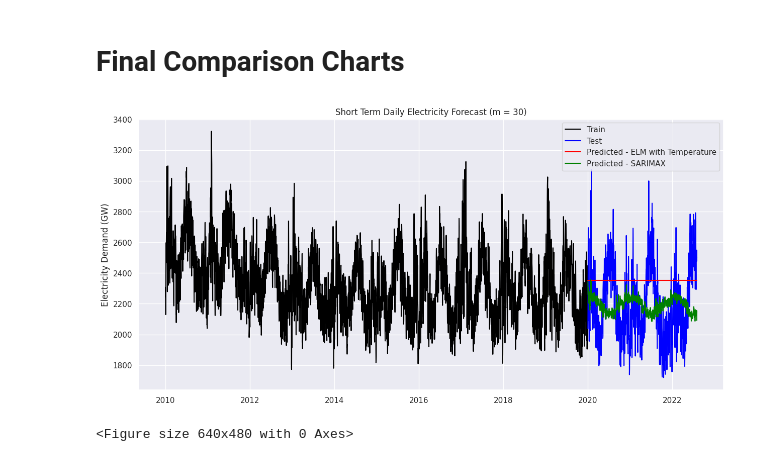
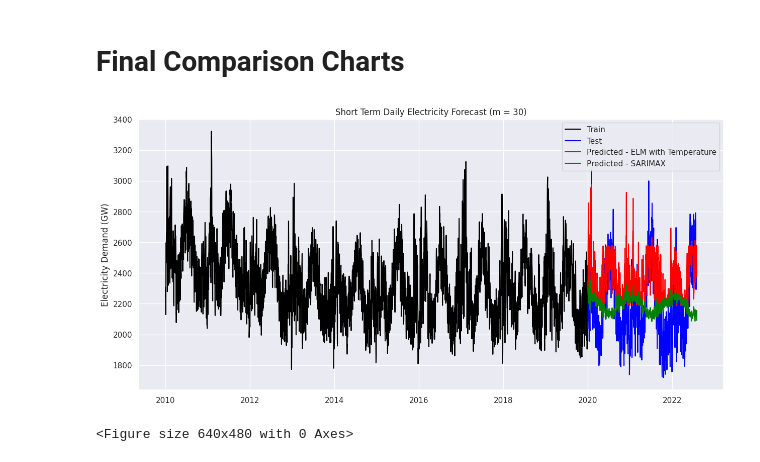
Before and after one commit to DakshiW/project_group_i, a Jupyter notebook: Fiona/unswprojectv10 with charts.ipynb, the cells around one changed output. Cells and saved outputs as stored; diff of their text form; code cells hidden in the pictures.

```diff
--- a/Fiona/unswprojectv10 with charts.ipynb
+++ b/Fiona/unswprojectv10 with charts.ipynb
@@ -1429,15 +1419,15 @@ time: 2.65 s (started: 2023-04-11 03:05:31 +00:00)
 # %%
 plt.figure(figsize=(15,7))
 plt.plot(ts_sarima_short_train["TOTALDEMAND"], color = "black", label = "Train")
 plt.plot(ts_sarima_short_test["TOTALDEMAND"], color = "blue", label = "Test")
-plt.plot(ts_short_test['DATE'], elm_short_predict_y, color = "red", label = "Predicted - ELM with Temperature")
+plt.plot(ts_short_test['DATE'], elm_short_predict_y2, color = "red", label = "Predicted - ELM with Temperature")
 plt.plot(fitted_series_short_sarimax, color = "green", label = "Predicted - SARIMAX")
 plt.title("Short Term Daily Electricity Forecast (m = 30)")
 plt.ylabel("Electricity Demand (GW)")
 plt.legend(loc="best")
 sns.set()
 plt.show()
 plt.clf()
 # %% [output]
-[figure, old version]
+[figure, new version]
 <Figure size 640x480 with 0 Axes>
```
Also changed, not shown: parts of 96 cells of this notebook.
